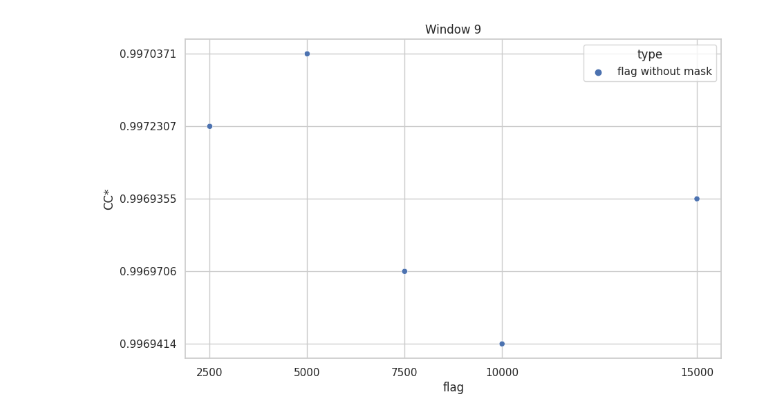
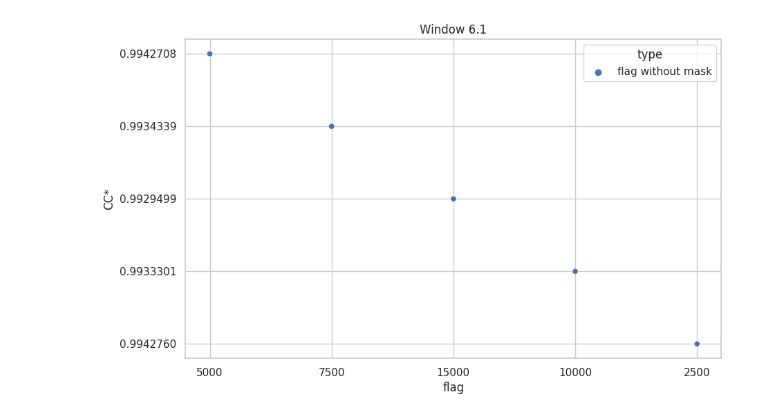
Before and after one commit to AnnaKelmanson/Overall_statistics_plotting, a Jupyter notebook: Untitled-1.ipynb, the cells around one changed output. Saved outputs shown, nothing was run; the diff lists cells and outputs as text; code cells hidden in the pictures.

```diff
--- a/Untitled-1.ipynb
+++ b/Untitled-1.ipynb
@@ -48,28 +48,32 @@ df_T = df_T[1:]
 # %%
 new_type = input("Введите значение для колонки 'type': ")
 df_T['type'] = new_type
+# %%
+chosen_window = input("Введите номер окна ")
+# %%
+y = input("Выберите параметр")
 # %%
 df_T['CC*'] = df_T['CC*'].str.replace(r'\s*\([^)]*\)', '', regex=True)
 # %%
-df_T_9 = df_T[df_T['window']=='9']
+df_T_9 = df_T[df_T['window']== chosen_window ]
 # %%
 # Создайте список уникальных значений из колонки 'flag'
 unique_flags = df_T_9['flag'].unique()
 
 # Создайте график с помощью Seaborn, передавая список уникальных значений
 sns.set(style="whitegrid")
 plt.figure(figsize=(10, 6))
-plot = sns.scatterplot(x='flag', y='CC*', hue='type', data=df_T_9)
+plot = sns.scatterplot(x='flag', y=y, hue='type', data=df_T_9)
 
 # Установите заголовок графика
-plot.set_title("Window 9")
+plot.set_title(f"Window {chosen_window}")
 
 # Установите значения на оси X
 plt.xticks(unique_flags)
 
 # Показать легенду
 plt.legend(title='type')
 
 plt.show()
 # %% [output]
-[figure, old version]
+[figure, new version]
```
Also changed, not shown: 1 other file.
